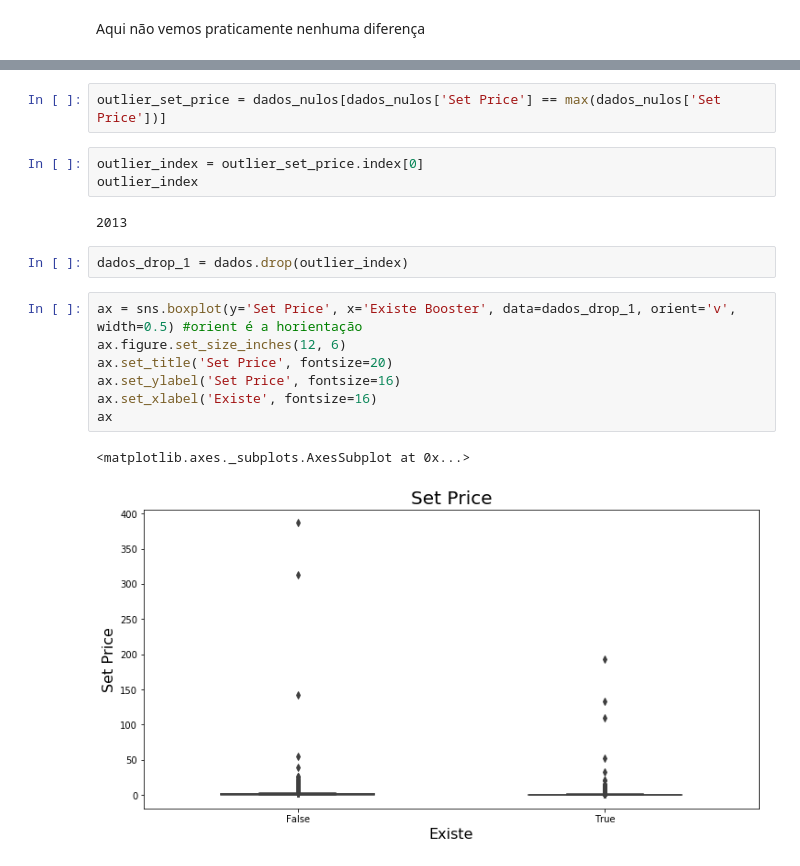
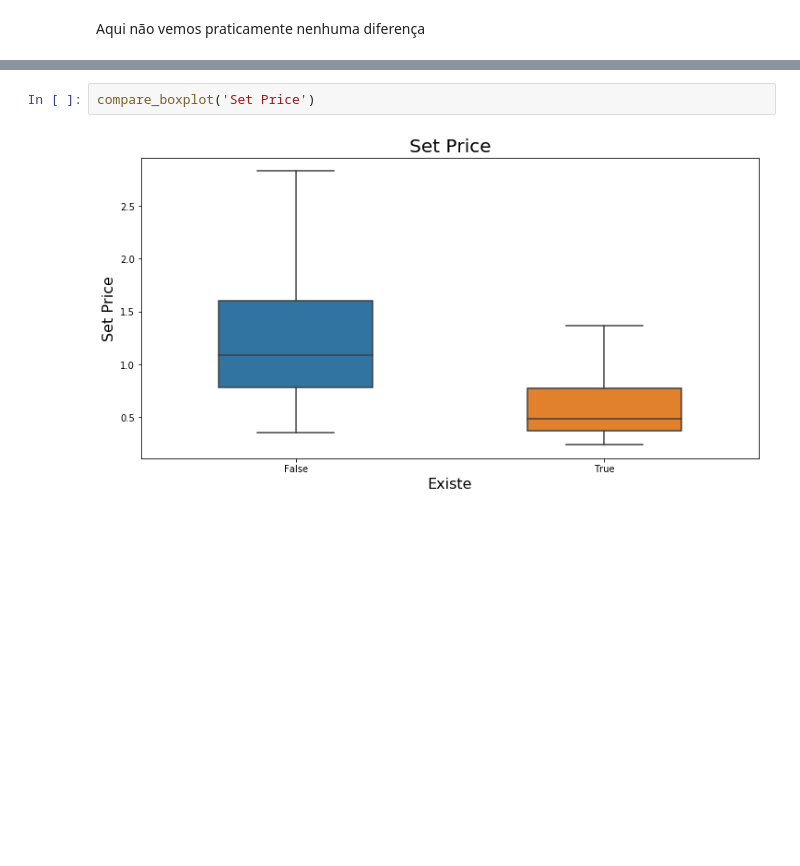
Before and after one commit to Zorug/Steam-Stuff, a Jupyter notebook: Steam_analisando_dados.ipynb, the cells around one changed output, grey strips where cells are left out. Drawn from its saved outputs; the diff is of its cells as text; blank space fills up the shorter version.

```diff
--- a/Steam_analisando_dados.ipynb
+++ b/Steam_analisando_dados.ipynb
@@ -192,19 +176,4 @@ ax
-# %%
-outlier_set_price = dados_nulos[dados_nulos['Set Price'] == max(dados_nulos['Set Price'])]
-# %%
-outlier_index = outlier_set_price.index[0]
-outlier_index
-# %% [output]
-2013
-# %%
-dados_drop_1 = dados.drop(outlier_index)
-# %%
-ax = sns.boxplot(y='Set Price', x='Existe Booster', data=dados_drop_1, orient='v', width=0.5) #orient é a horientação
-ax.figure.set_size_inches(12, 6)
-ax.set_title('Set Price', fontsize=20)
-ax.set_ylabel('Set Price', fontsize=16)
-ax.set_xlabel('Existe', fontsize=16)
-ax
-# %% [output]
-<matplotlib.axes._subplots.AxesSubplot at 0x...>
-[figure, removed]
+# %%
+compare_boxplot('Set Price')
+# %% [output]
+[figure, added]
```
Also changed, not shown: parts of 11 cells of this notebook.
